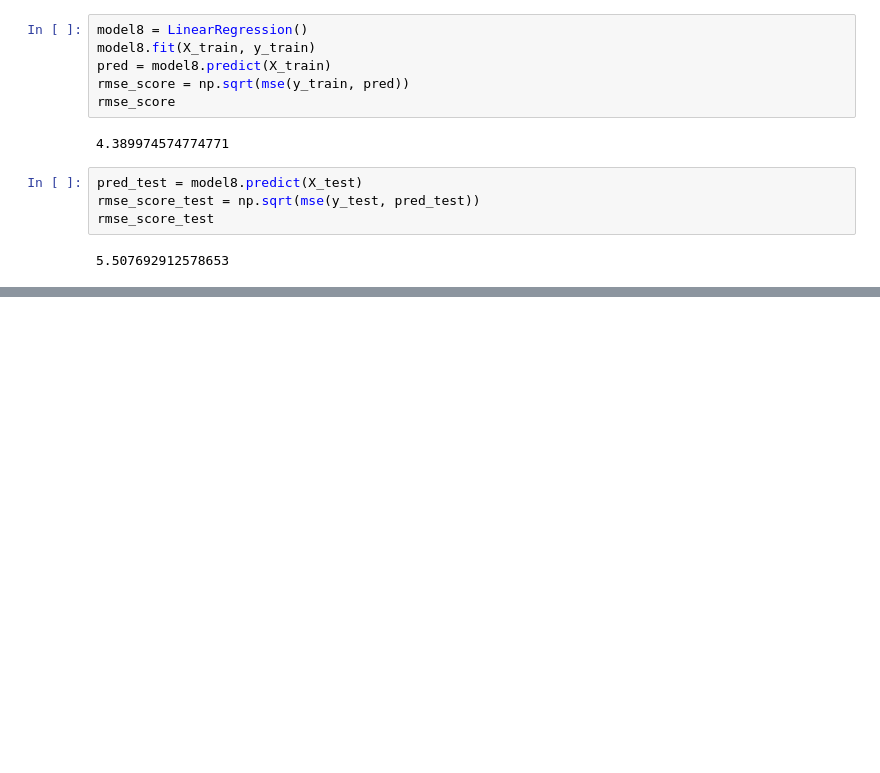
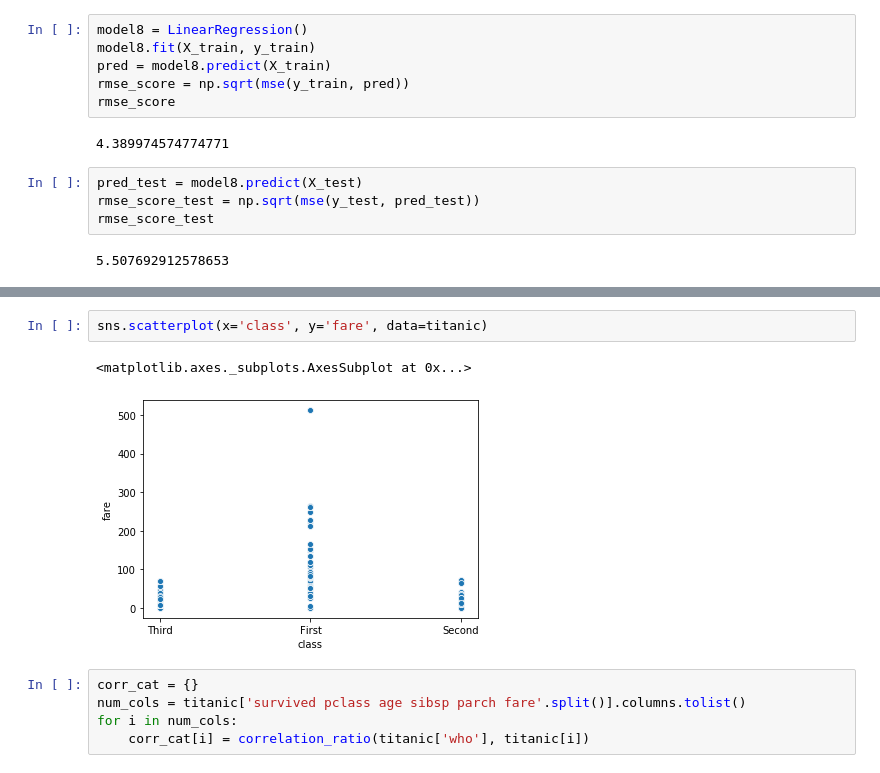
Before and after one commit to ridhoaryo/modul3_linear_reg_1, a Jupyter notebook: Materi_Linear_Regression.ipynb, the cells around one changed output, grey strips where cells are left out. Drawn from its saved outputs; the diff is of its cells as text; blank space fills up the shorter version.

```diff
--- a/Materi_Linear_Regression.ipynb
+++ b/Materi_Linear_Regression.ipynb
@@ -846,0 +960,10 @@ null
+# %%
+sns.scatterplot(x='class', y='fare', data=titanic)
+# %% [output]
+<matplotlib.axes._subplots.AxesSubplot at 0x...>
+[figure, added]
+# %%
+corr_cat = {}
+num_cols = titanic['survived pclass age sibsp parch fare'.split()].columns.tolist()
+for i in num_cols:
+    corr_cat[i] = correlation_ratio(titanic['who'], titanic[i])
```
Also changed, not shown: parts of 72 cells of this notebook.
